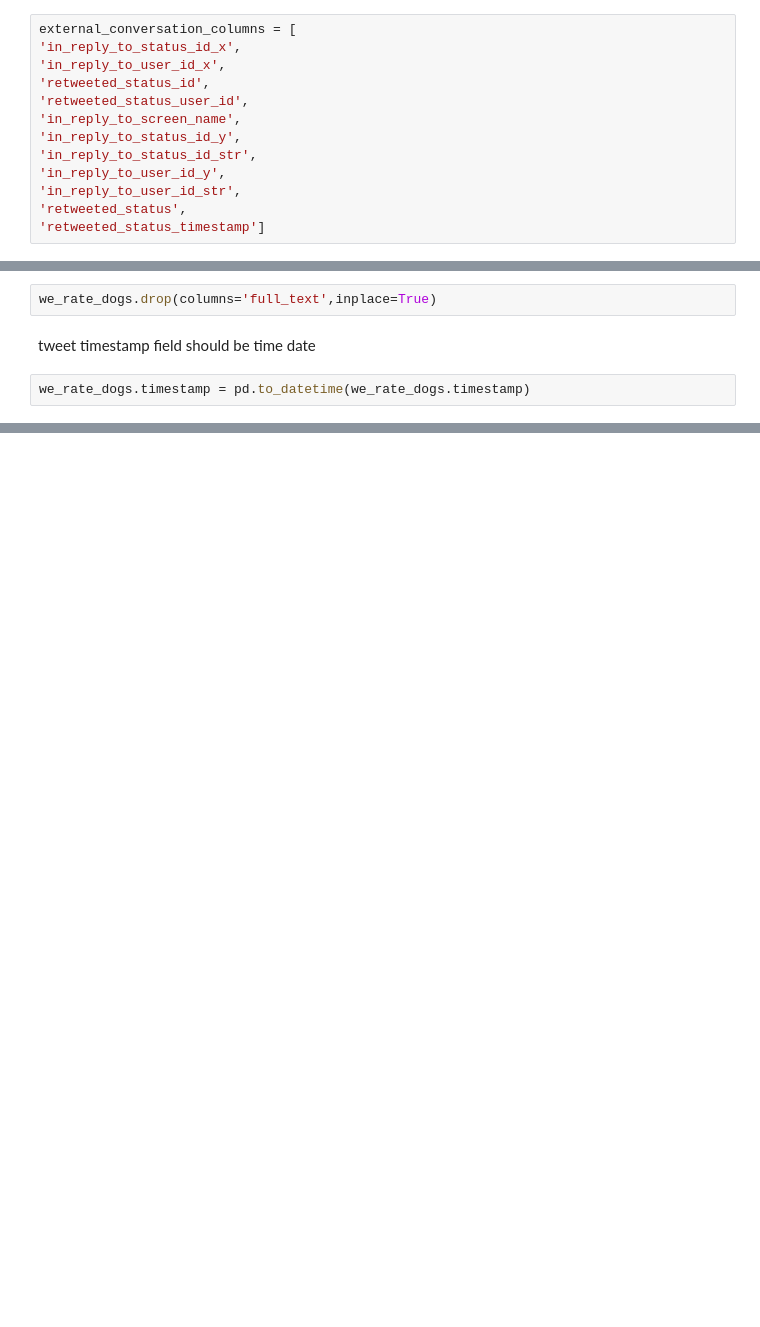
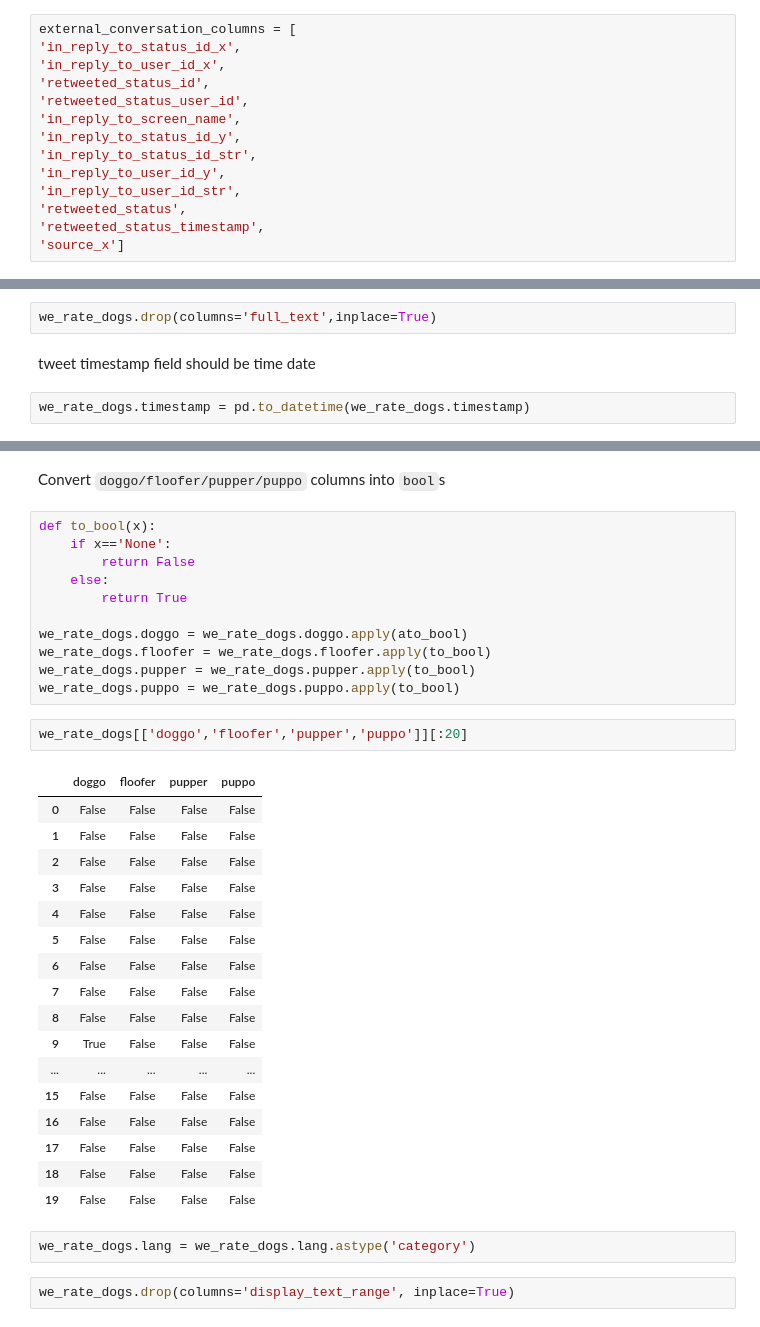
Before and after one commit to s8/twitter_wrangling, a Jupyter notebook: wrangle_act.ipynb, the cells around one changed output, grey strips where cells are left out. Cells and saved outputs as stored; diff of their text form; blank space fills up the shorter version.

Commit message:
clean and remove duplicate columns after merge

```diff
--- a/wrangle_act.ipynb
+++ b/wrangle_act.ipynb
@@ -420,7 +444,8 @@ external_conversation_columns = [
 'in_reply_to_user_id_y',
 'in_reply_to_user_id_str',
 'retweeted_status',
-'retweeted_status_timestamp']
+'retweeted_status_timestamp',
+'source_x']
 # %%
 we_rate_dogs.drop(columns=external_conversation_columns, inplace=True)
 # %% [markdown]
@@ -438,0 +485,37 @@ we_rate_dogs.info()
+# %% [markdown]
+Convert `doggo/floofer/pupper/puppo` columns into `bool`s
+# %%
+def to_bool(x):
+    if x=='None':
+        return False
+    else:
+        return True
+
+we_rate_dogs.doggo = we_rate_dogs.doggo.apply(ato_bool)
+we_rate_dogs.floofer = we_rate_dogs.floofer.apply(to_bool)
+we_rate_dogs.pupper = we_rate_dogs.pupper.apply(to_bool)
+we_rate_dogs.puppo = we_rate_dogs.puppo.apply(to_bool)
+# %%
+we_rate_dogs[['doggo','floofer','pupper','puppo']][:20]
+# %% [output]
+|  | doggo | floofer | pupper | puppo |
+| 0 | False | False | False | False |
+| 1 | False | False | False | False |
+| 2 | False | False | False | False |
+| 3 | False | False | False | False |
+| 4 | False | False | False | False |
+| 5 | False | False | False | False |
+| 6 | False | False | False | False |
+| 7 | False | False | False | False |
+| 8 | False | False | False | False |
+| 9 | True | False | False | False |
+| ... | ... | ... | ... | ... |
+| 15 | False | False | False | False |
+| 16 | False | False | False | False |
+| 17 | False | False | False | False |
+| 18 | False | False | False | False |
+| 19 | False | False | False | False |
+# %%
+we_rate_dogs.lang = we_rate_dogs.lang.astype('category')
+# %%
+we_rate_dogs.drop(columns='display_text_range', inplace=True)
```
Also changed, not shown: parts of 11 cells of this notebook.
